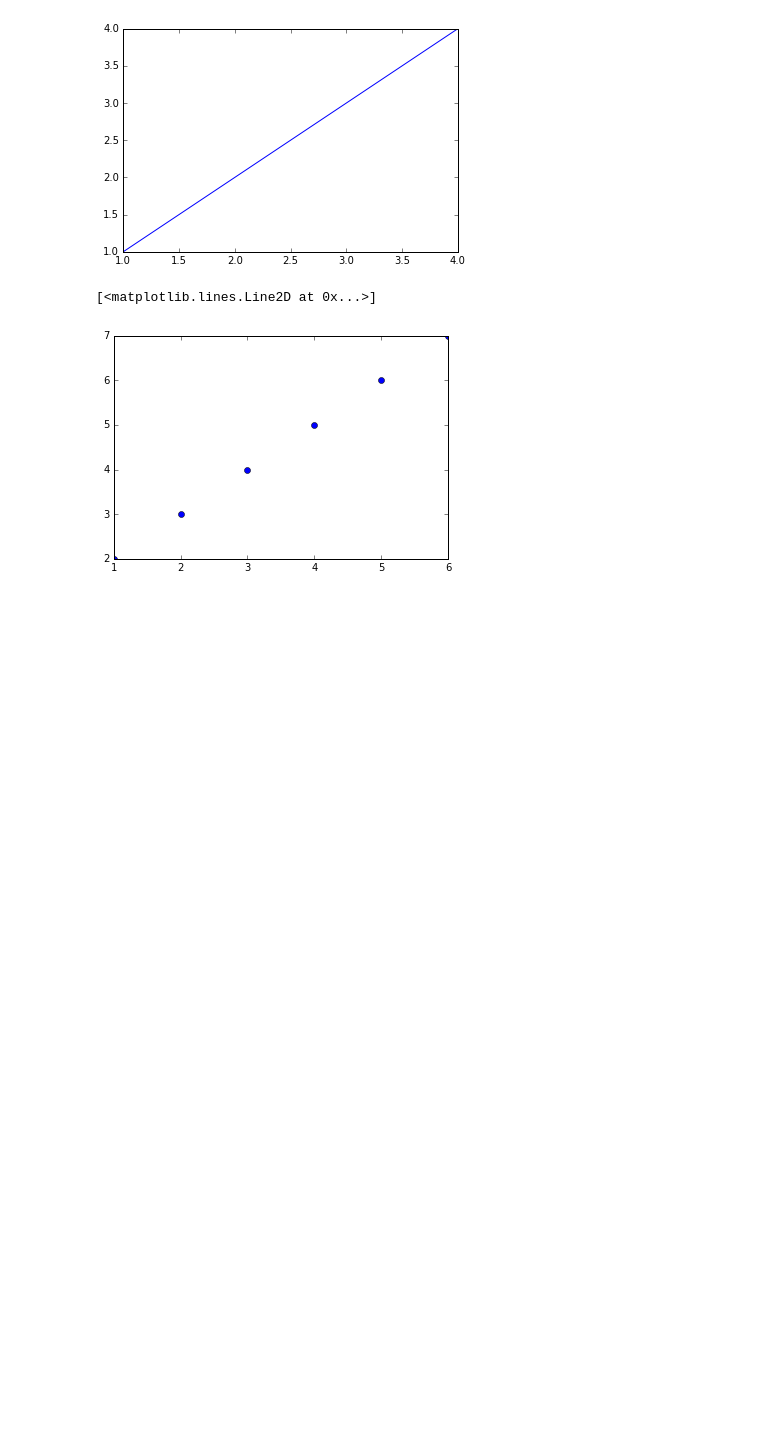
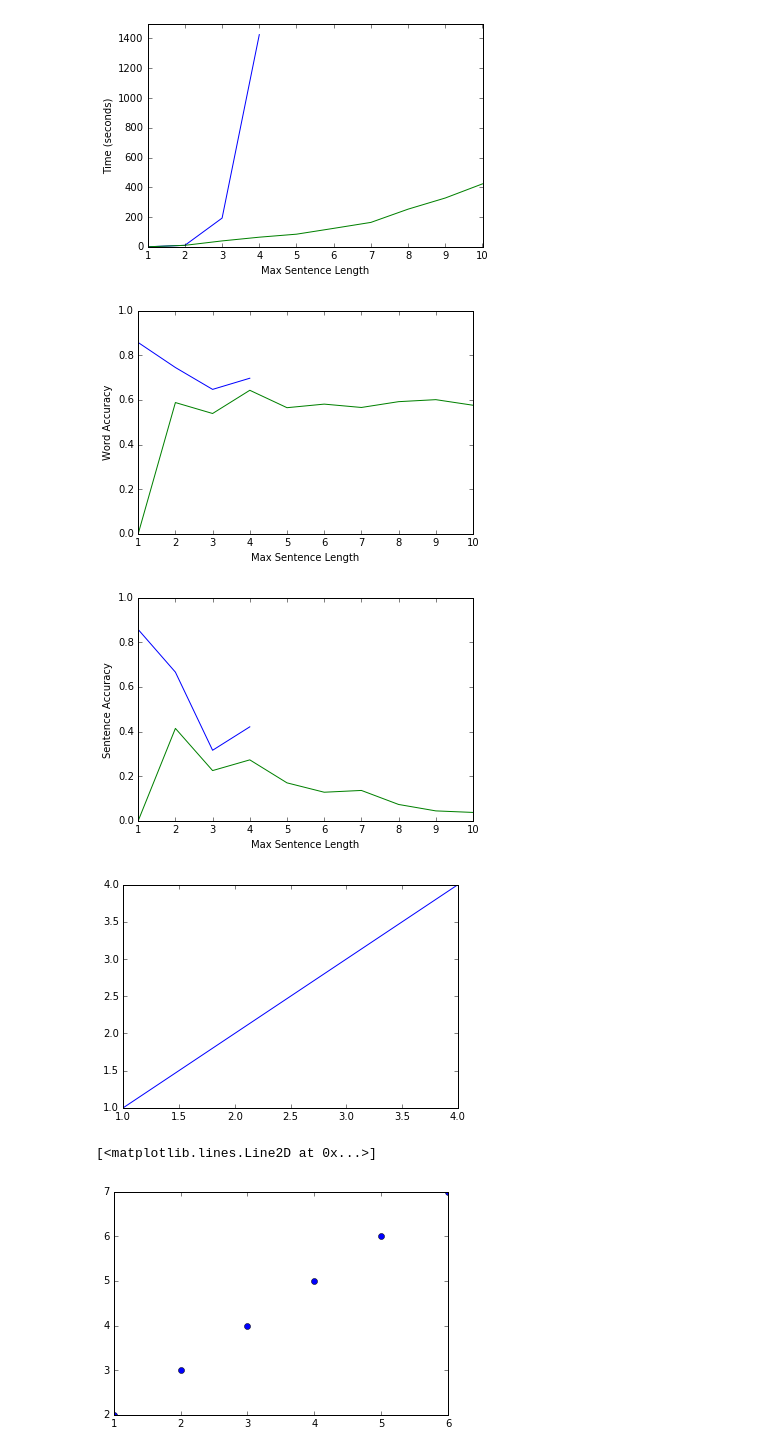
Before and after one commit to jackslinger/NLP, a Jupyter notebook: test_notebook.ipynb, the cells around one changed output. Drawn from its saved outputs; the diff is of its cells as text; code cells hidden in the pictures; blank space fills up the shorter version.

```diff
--- a/test_notebook.ipynb
+++ b/test_notebook.ipynb
@@ -22,3 +38,31 @@ plt.show()
+# %%
+plt.figure()
+plt.plot(range(1,5), [0.263, 9.94, 193, 1426])
+plt.plot(range(1,11), [0.0338, 9.9, 39.6, 64.6, 84.8, 124, 164, 253, 328, 423])
+plt.axis([1, 10, 0, 1500])
+plt.ylabel('Time (seconds)')
+plt.xlabel('Max Sentence Length')
+plt.show()
+
+plt.figure()
+plt.plot(range(1,5), [0.857, 0.745, 0.647, 0.697])
+plt.plot(range(1,11), [0, 0.588, 0.539, 0.643, 0.565, 0.581, 0.566, 0.592, 0.601, 0.576])
+plt.axis([1, 10, 0, 1])
+plt.ylabel('Word Accuracy')
+plt.xlabel('Max Sentence Length')
+plt.show()
+
+plt.figure()
+plt.plot(range(1,5), [0.857, 0.666, 0.316, 0.421])
+plt.plot(range(1,11), [0, 0.414, 0.225, 0.273, 0.170, 0.128, 0.136, 0.0732, 0.0444, 0.0375])
+plt.axis([1, 10, 0, 1])
+plt.ylabel('Sentence Accuracy')
+plt.xlabel('Max Sentence Length')
+plt.show()
+# %% [output]
+[figure, added]
+[figure, added]
+[figure, added]
 # %%
 plt.plot([1, 2, 3, 4], [1, 2, 3, 4])
 plt.show()
```
Also changed, not shown: parts of 1 cell of this notebook, 4 other files.
